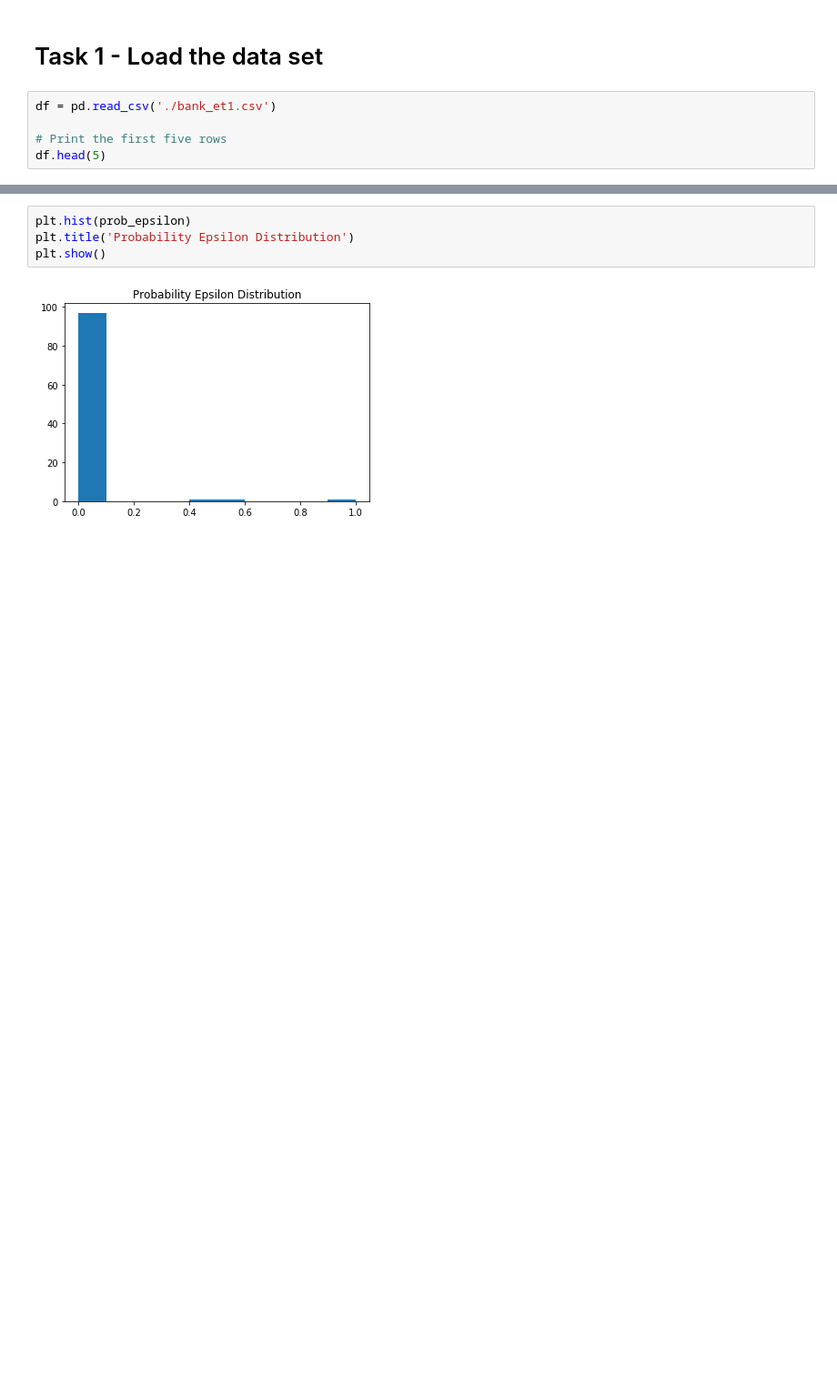
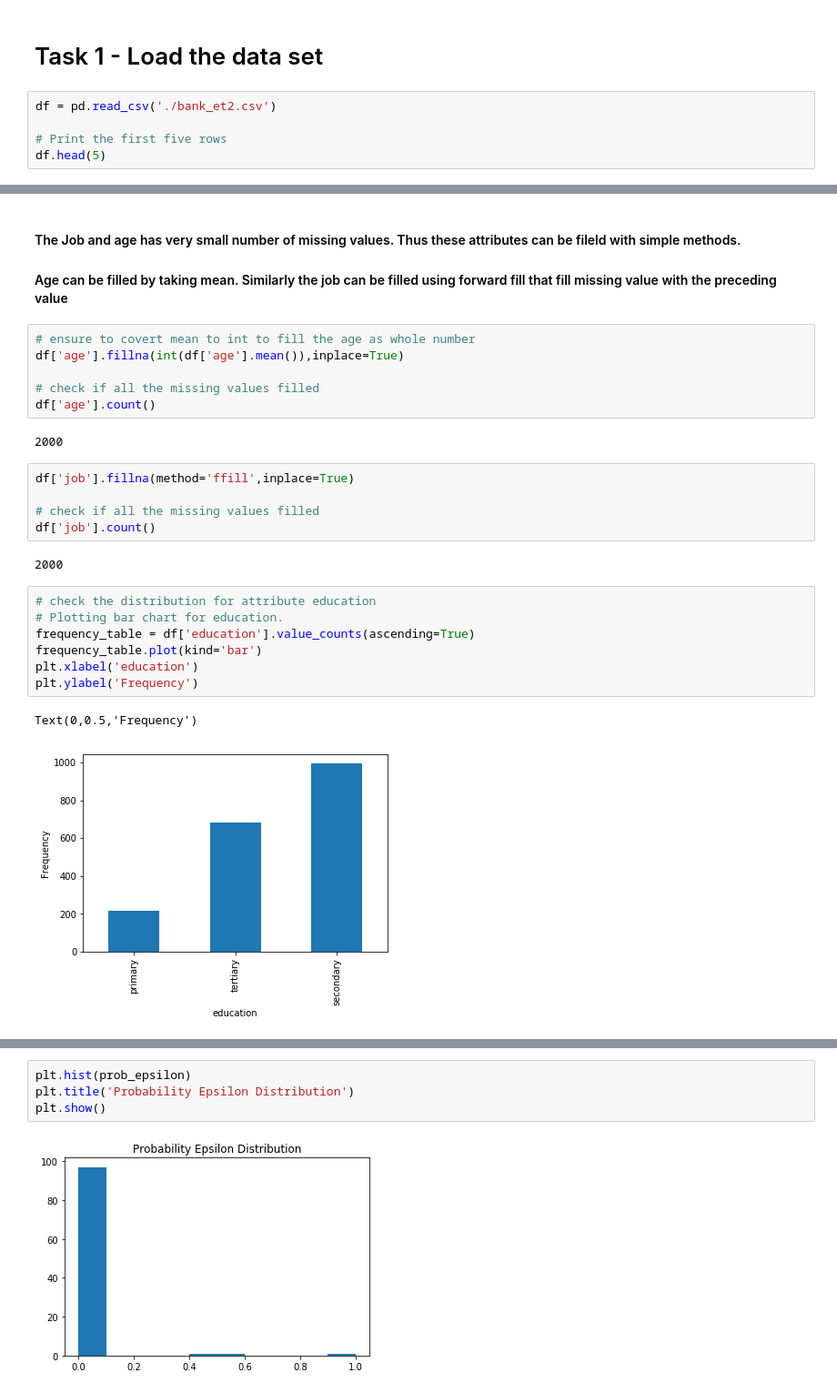
Before and after one commit to vipulpopat/MSCAI_Sem1_Etivity2, a Jupyter notebook: Etivity2_18263003.ipynb, the cells around one changed output, grey strips where cells are left out. Shown at 91% size. Saved outputs shown, nothing was run; the diff lists cells and outputs as text; blank space fills up the shorter version.

```diff
--- a/Etivity2_18263003.ipynb
+++ b/Etivity2_18263003.ipynb
@@ -18,7 +18,7 @@ import random
 # %% [markdown]
 # Task 1 - Load the data set
 # %%
-df = pd.read_csv('./bank_et1.csv')
+df = pd.read_csv('./bank_et2.csv')
 
 # Print the first five rows
 df.head(5)
@@ -511,0 +73,29 @@ Epsilon Probability Distribution:  [1.0, 0.6, 0.4, 0.0, 0.0, 0.0, 0.0, 0.0, 0.0,
+# %% [markdown]
+#### The Job and age has very small number of missing values. Thus these attributes can be fileld with simple methods.
+
+#### Age can be filled by taking mean. Similarly the job can be filled using forward fill that fill missing value with the preceding value
+# %%
+# ensure to covert mean to int to fill the age as whole number
+df['age'].fillna(int(df['age'].mean()),inplace=True)
+
+# check if all the missing values filled
+df['age'].count()
+# %% [output]
+2000
+# %%
+df['job'].fillna(method='ffill',inplace=True)
+
+# check if all the missing values filled
+df['job'].count()
+# %% [output]
+2000
+# %%
+# check the distribution for attribute education
+# Plotting bar chart for education.
+frequency_table = df['education'].value_counts(ascending=True)
+frequency_table.plot(kind='bar')
+plt.xlabel('education')
+plt.ylabel('Frequency')
+# %% [output]
+Text(0,0.5,'Frequency')
+[figure, added]
```
Also changed, not shown: parts of 104 cells of this notebook.
